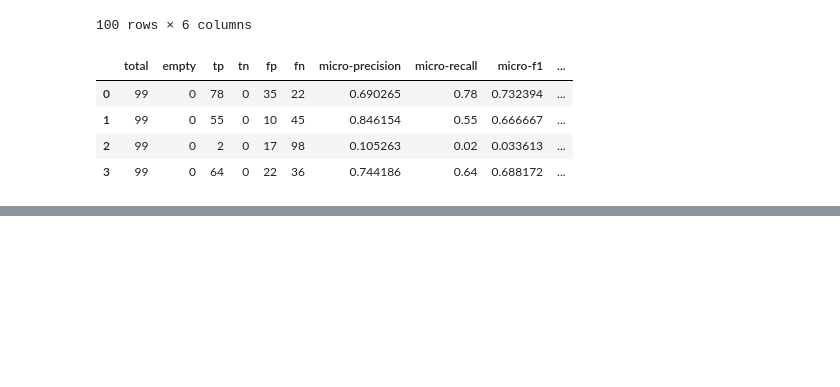
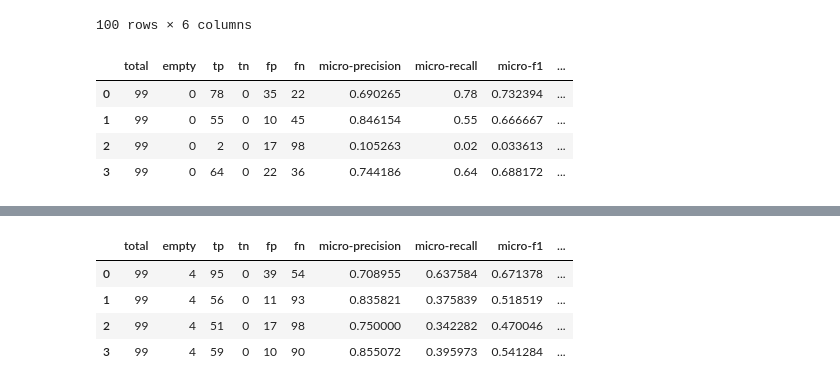
Before and after one commit to librairy/MuHeQA, a Jupyter notebook: eval_keywords.ipynb, the cells around one changed output, grey strips where cells are left out. Drawn from its saved outputs; the diff is of its cells as text; code cells hidden in the pictures; blank space fills up the shorter version.

```diff
--- a/eval_keywords.ipynb
+++ b/eval_keywords.ipynb
@@ -404,0 +452,8 @@ make_report('sq_results')
+# %%
+make_report('wqa_results')
+# %% [output]
+|  | total | empty | tp | tn | fp | fn | micro-precision | micro-recall | micro-f1 | ... |
+| 0 | 99 | 4 | 95 | 0 | 39 | 54 | 0.708955 | 0.637584 | 0.671378 | ... |
+| 1 | 99 | 4 | 56 | 0 | 11 | 93 | 0.835821 | 0.375839 | 0.518519 | ... |
+| 2 | 99 | 4 | 51 | 0 | 17 | 98 | 0.750000 | 0.342282 | 0.470046 | ... |
+| 3 | 99 | 4 | 59 | 0 | 10 | 90 | 0.855072 | 0.395973 | 0.541284 | ... |
```
Also changed, not shown: parts of 6 cells of this notebook, 2 other files.
